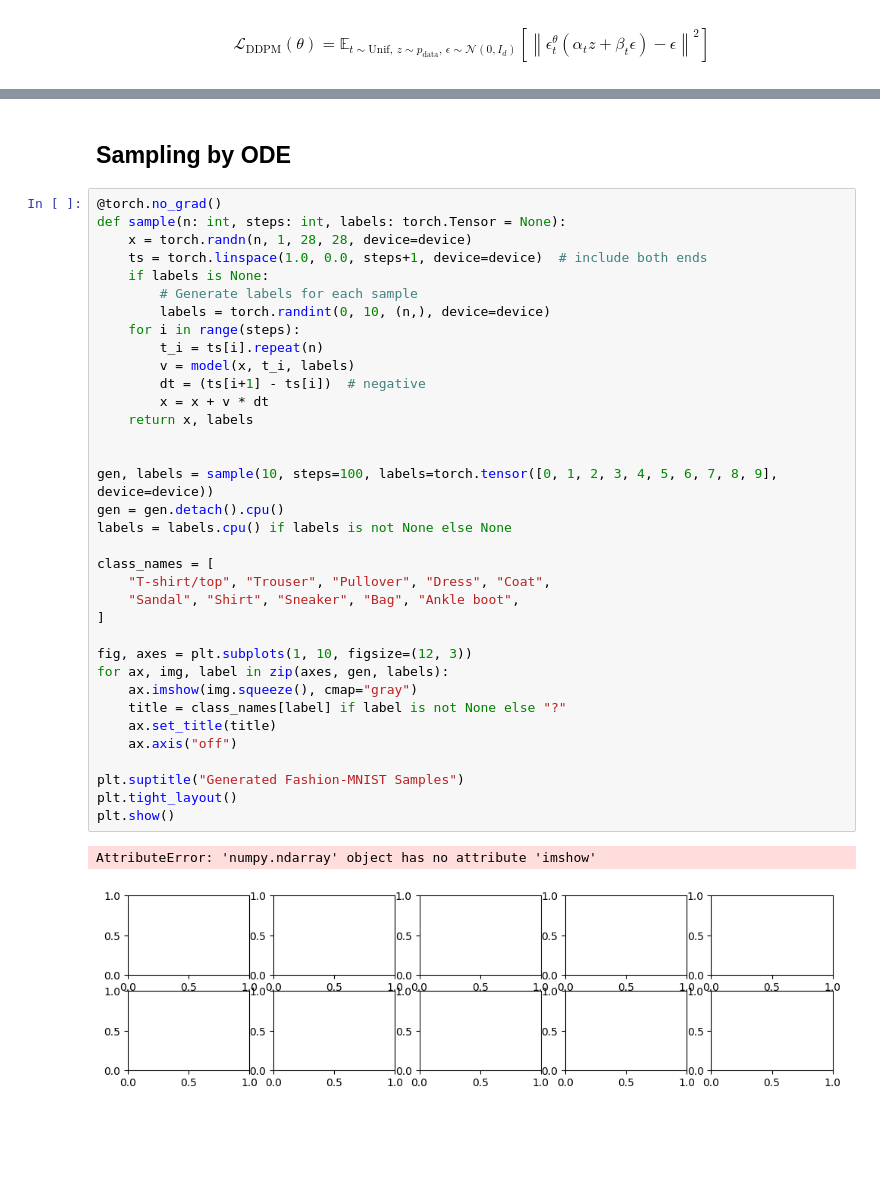
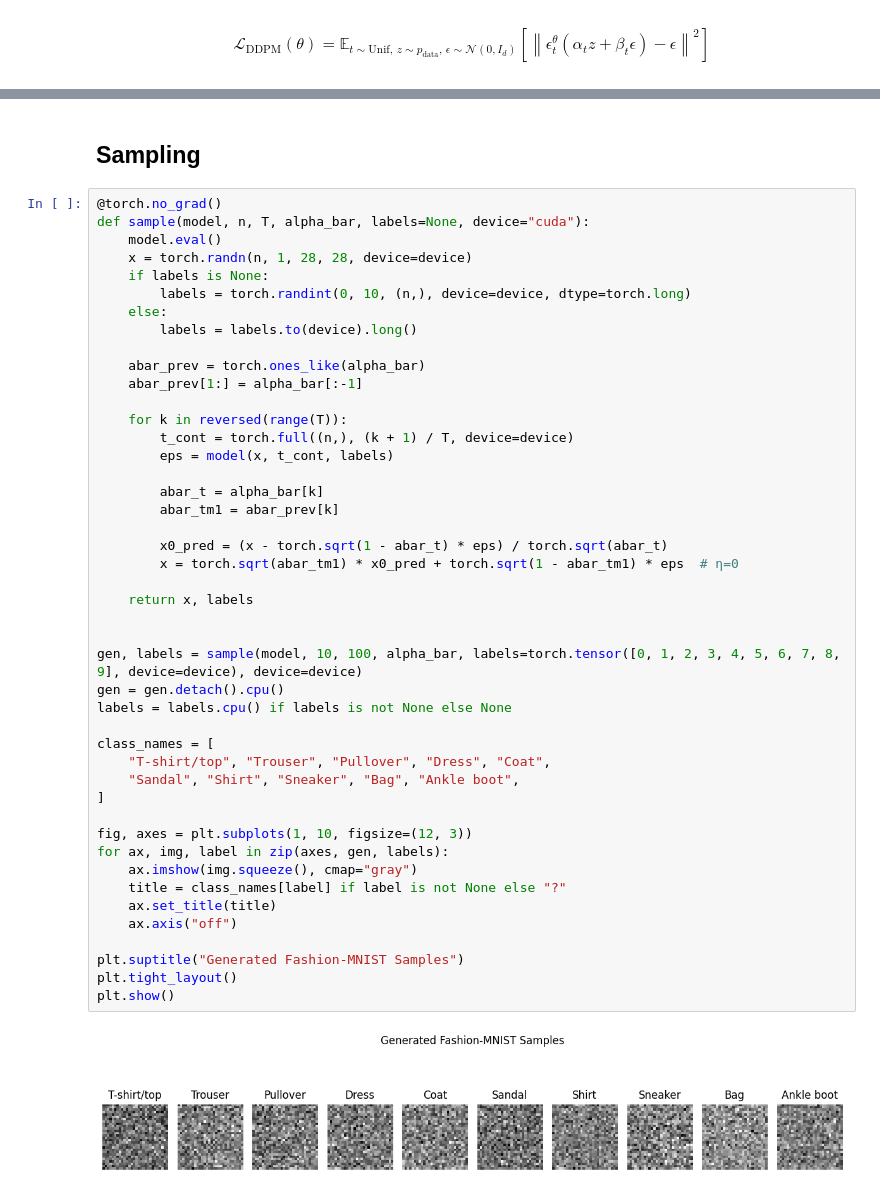
Before and after one commit to F-Fer/understanding_flow_matching, a Jupyter notebook: notebooks/diffusion_mnist.ipynb, the cells around one changed output, grey strips where cells are left out. Drawn from its saved outputs; the diff is of its cells as text; blank space fills up the shorter version.

```diff
--- a/notebooks/diffusion_mnist.ipynb
+++ b/notebooks/diffusion_mnist.ipynb
@@ -329,40 +326,49 @@ step 6000: loss 0.8104
 # %% [markdown]
-## Sampling by ODE
+## Sampling
 # %%
 @torch.no_grad()
-def sample(n: int, steps: int, labels: torch.Tensor = None):
+def sample(model, n, T, alpha_bar, labels=None, device="cuda"):
+    model.eval()
     x = torch.randn(n, 1, 28, 28, device=device)
-    ts = torch.linspace(1.0, 0.0, steps+1, device=device)  # include both ends
     if labels is None:
-        # Generate labels for each sample
-        labels = torch.randint(0, 10, (n,), device=device)
-    for i in range(steps):
-        t_i = ts[i].repeat(n)
-        v = model(x, t_i, labels)
-        dt = (ts[i+1] - ts[i])  # negative
-        x = x + v * dt
+        labels = torch.randint(0, 10, (n,), device=device, dtype=torch.long)
+    else:
+        labels = labels.to(device).long()
+
+    abar_prev = torch.ones_like(alpha_bar)
+    abar_prev[1:] = alpha_bar[:-1]
+
+    for k in reversed(range(T)):
+        t_cont = torch.full((n,), (k + 1) / T, device=device)
+        eps = model(x, t_cont, labels)
+
+        abar_t = alpha_bar[k]
+        abar_tm1 = abar_prev[k]
+
+        x0_pred = (x - torch.sqrt(1 - abar_t) * eps) / torch.sqrt(abar_t)
+        x = torch.sqrt(abar_tm1) * x0_pred + torch.sqrt(1 - abar_tm1) * eps  # η=0
+
     return x, labels
 
 
-gen, labels = sample(10, steps=100, labels=torch.tensor([0, 1, 2, 3, 4, 5, 6, 7, 8, 9], device=device))
+gen, labels = sample(model, 10, 100, alpha_bar, labels=torch.tensor([0, 1, 2, 3, 4, 5, 6, 7, 8, 9], device=device), device=device)
 gen = gen.detach().cpu()
 labels = labels.cpu() if labels is not None else None
 
 class_names = [
     "T-shirt/top", "Trouser", "Pullover", "Dress", "Coat",
     "Sandal", "Shirt", "Sneaker", "Bag", "Ankle boot",
 ]
 
 fig, axes = plt.subplots(1, 10, figsize=(12, 3))
 for ax, img, label in zip(axes, gen, labels):
     ax.imshow(img.squeeze(), cmap="gray")
     title = class_names[label] if label is not None else "?"
     ax.set_title(title)
     ax.axis("off")
 
 plt.suptitle("Generated Fashion-MNIST Samples")
 plt.tight_layout()
 plt.show()
 # %% [output]
-AttributeError: 'numpy.ndarray' object has no attribute 'imshow'
-[figure, old version]
+[figure, new version]
```
Also changed, not shown: parts of 4 cells of this notebook, 1 other file.
